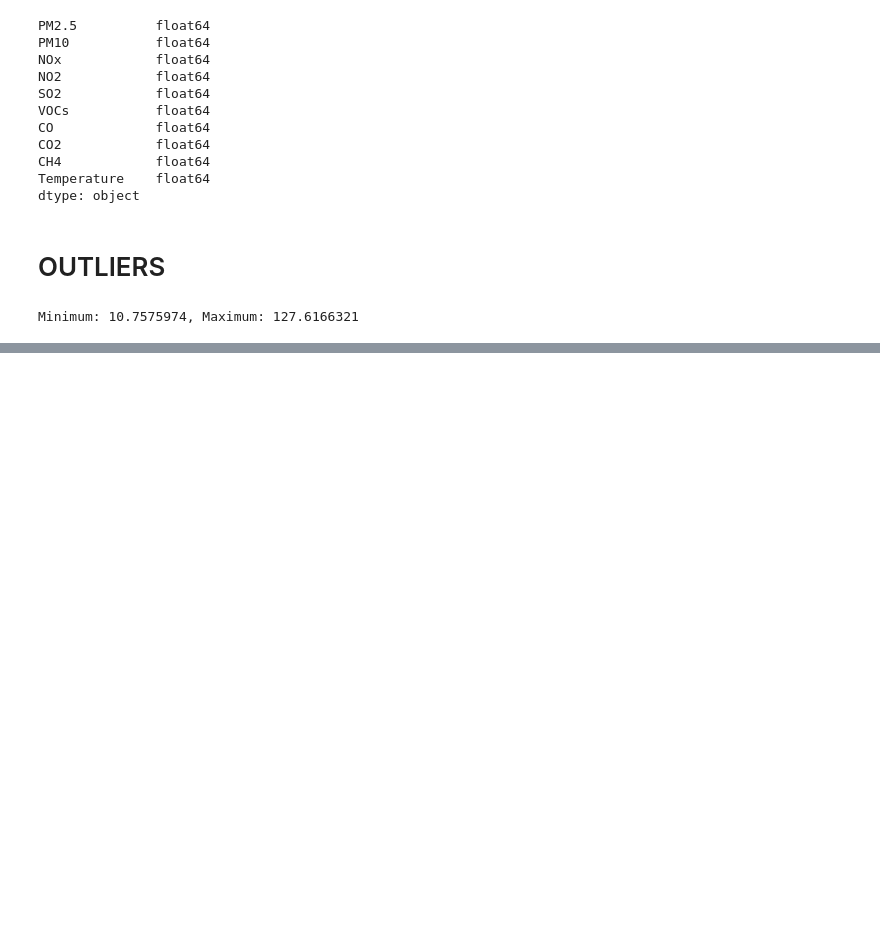
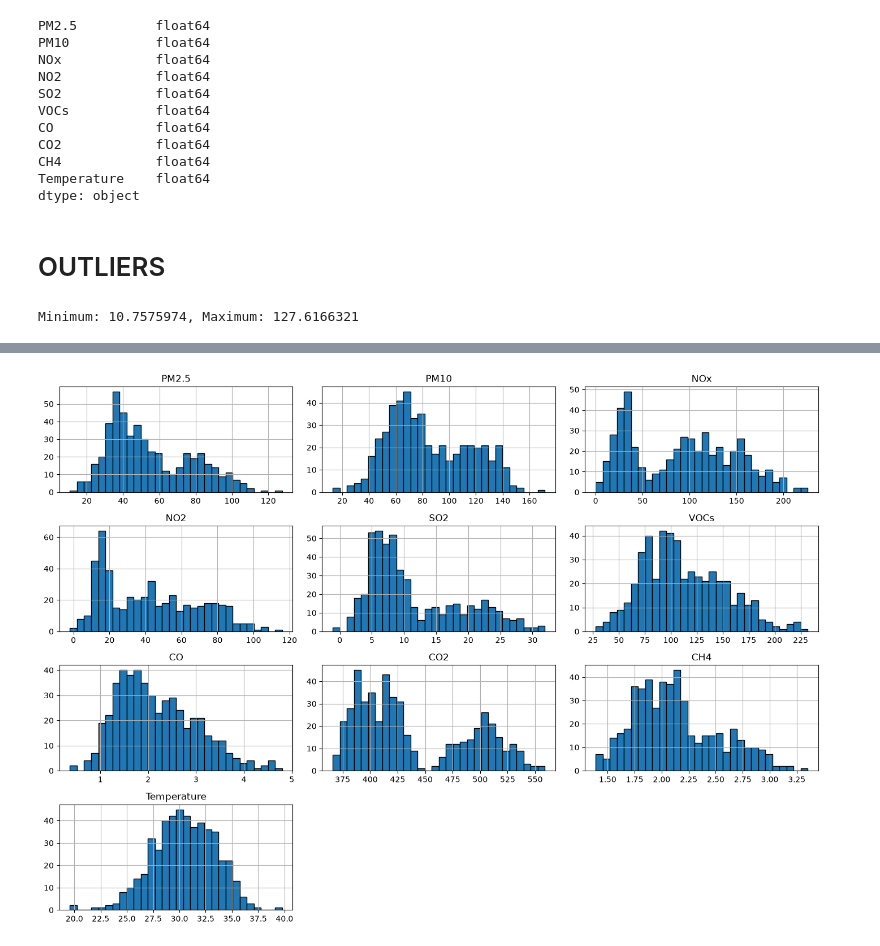
Before and after one commit to Mozzyvocca/Python-Data-Learning, a Jupyter notebook: air_quality.ipynb, the cells around one changed output, grey strips where cells are left out. Cells and saved outputs as stored; diff of their text form; code cells hidden in the pictures; blank space fills up the shorter version.

```diff
--- a/air_quality.ipynb
+++ b/air_quality.ipynb
@@ -95,0 +136,6 @@ display(df.nsmallest(5, 'PM2.5'))
+# %%
+df.hist(bins=30, figsize=(14, 10), edgecolor='black')
+plt.tight_layout()
+plt.show()
+# %% [output]
+[figure, added]
```
Also changed, not shown: parts of 4 cells of this notebook.
